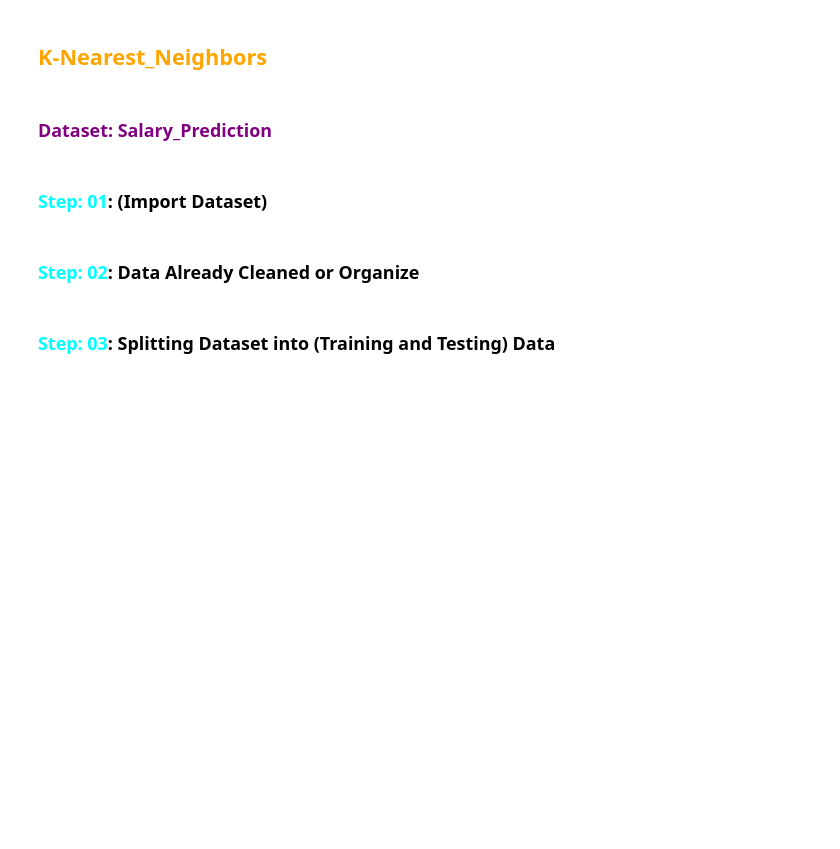
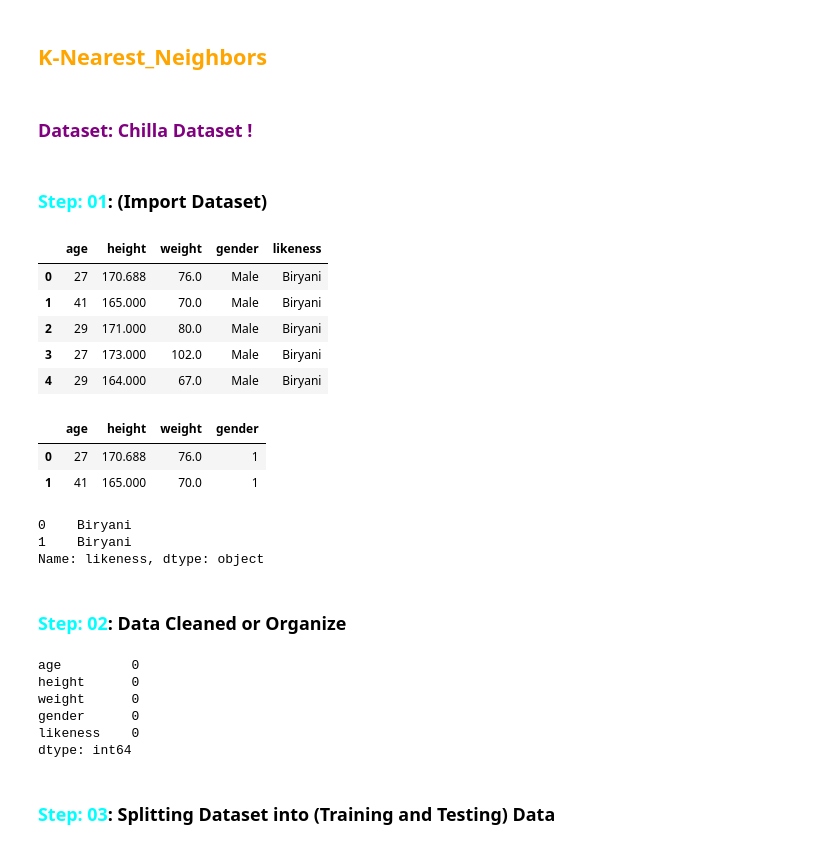
Before and after one commit to fahadwazirali915/DataScience_with_FAHAD, a Jupyter notebook: Machine Learning/models/K-NN/k_nn.ipynb, the cells around one changed output. Drawn from its saved outputs; the diff is of its cells as text; code cells hidden in the pictures; blank space fills up the shorter version.

```diff
--- a/Machine Learning/models/K-NN/k_nn.ipynb
+++ b/Machine Learning/models/K-NN/k_nn.ipynb
@@ -1,12 +1,19 @@
 # %% [markdown]
 ## <span style="color:orange"> K-Nearest_Neighbors </span>
 # %% [markdown]
-### <span style="color:purple">**Dataset: Salary_Prediction**</span>
+### <span style="color:purple">**Dataset: Chilla Dataset !**</span>
 # %% [markdown]
 ### <span style="color:cyan">Step: 01</span>: (Import Dataset)
 # %%
 # import Dataset !
 import pandas as pd
 
-df = pd.read_csv()
+df = pd.read_csv('chillamldata.csv')
 df.head()
+# %% [output]
+|  | age | height | weight | gender | likeness |
+| 0 | 27 | 170.688 | 76.0 | Male | Biryani |
+| 1 | 41 | 165.000 | 70.0 | Male | Biryani |
+| 2 | 29 | 171.000 | 80.0 | Male | Biryani |
+| 3 | 27 | 173.000 | 102.0 | Male | Biryani |
+| 4 | 29 | 164.000 | 67.0 | Male | Biryani |
@@ -13,4 +26,25 @@ df.head()
+# %%
+X.head(2)
+# %% [output]
+|  | age | height | weight | gender |
+| 0 | 27 | 170.688 | 76.0 | 1 |
+| 1 | 41 | 165.000 | 70.0 | 1 |
+# %%
+y.head(2)
+# %% [output]
+0    Biryani
+1    Biryani
+Name: likeness, dtype: object
 # %% [markdown]
-### <span style="color:cyan">Step: 02</span>: Data Already Cleaned or Organize
+### <span style="color:cyan">Step: 02</span>: Data Cleaned or Organize
+# %%
+df.isnull().sum()
+# %% [output]
+age         0
+height      0
+weight      0
+gender      0
+likeness    0
+dtype: int64
 # %% [markdown]
 ### <span style="color:cyan">Step: 03</span>: Splitting Dataset into (Training and Testing) Data
```
Also changed, not shown: parts of 6 cells of this notebook, 8 other files.
